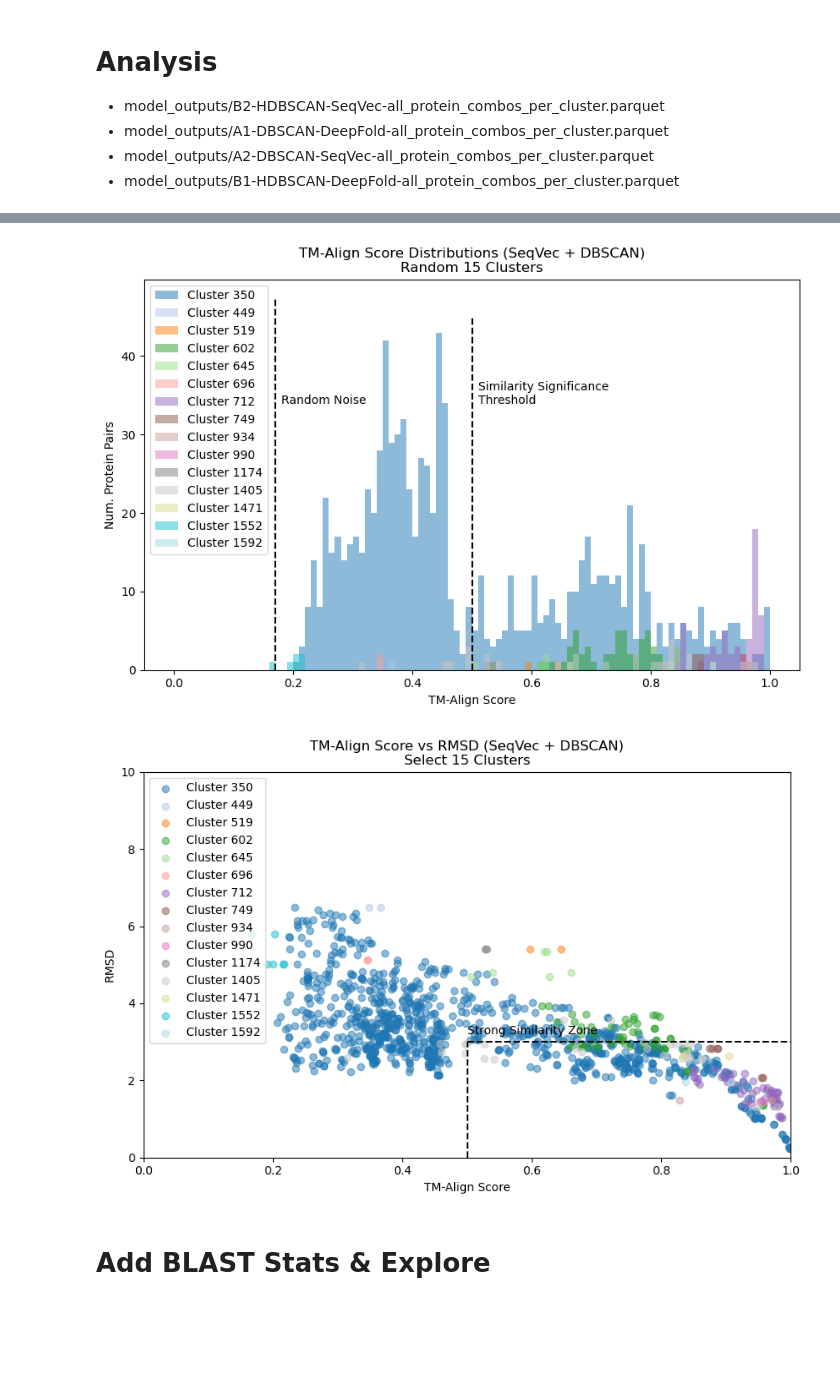
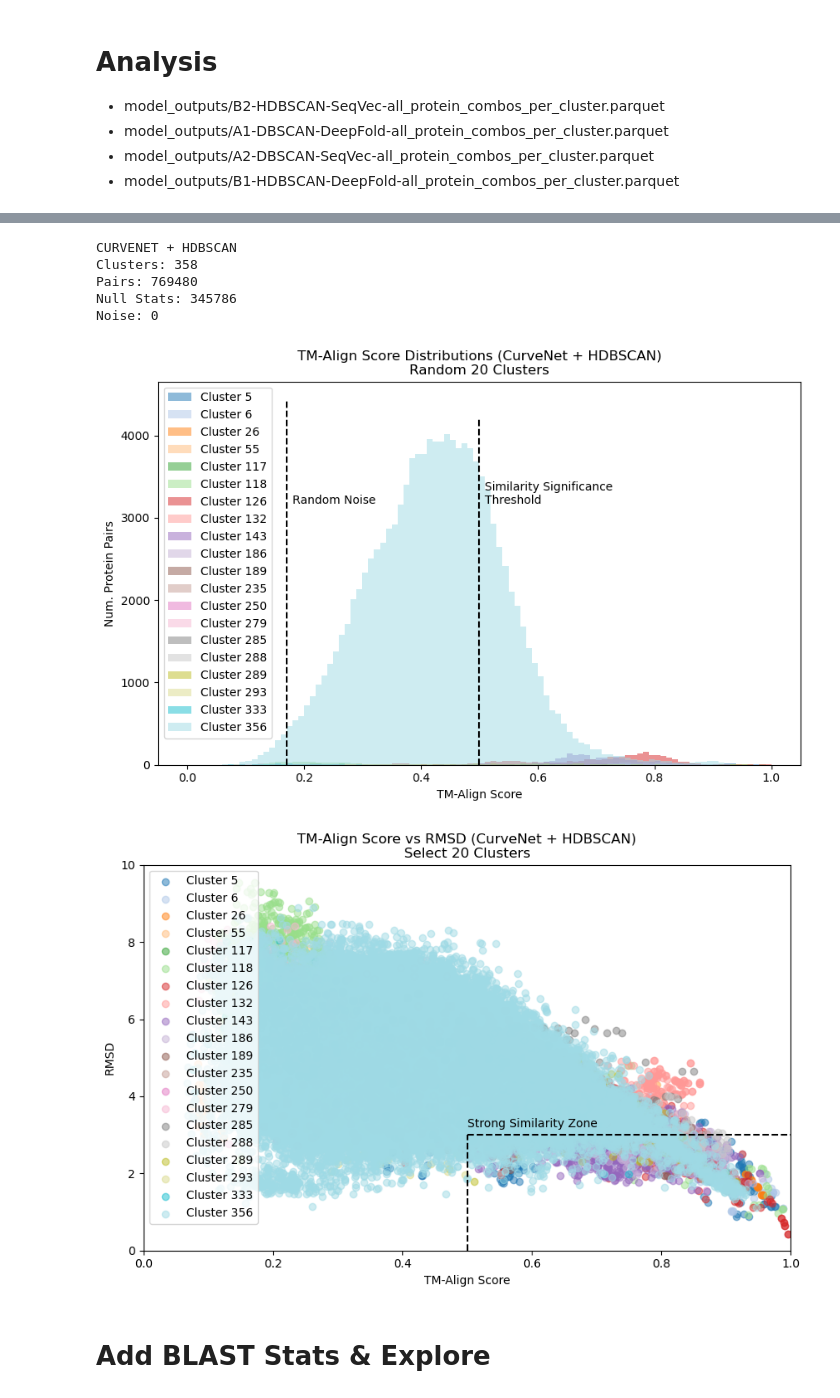
Before and after one commit to dptrsa-300/pss, a Jupyter notebook: explore_tmalign_stats.ipynb, the cells around one changed output, grey strips where cells are left out. Saved outputs shown, nothing was run; the diff lists cells and outputs as text; code cells hidden in the pictures; blank space fills up the shorter version.

```diff
--- a/explore_tmalign_stats.ipynb
+++ b/explore_tmalign_stats.ipynb
@@ -289,12 +294,49 @@ Noise: 9900
+# %%
+selection = 'C1'
+
+if selection[1:] == '1':
+    embedding = 'DeepFold'
+elif selection[1:] == '2':
+    embedding = 'SeqVec'
+
+if selection[:1] == 'A':
+    model = 'DBSCAN'
+elif selection [:1] == 'B':
+    model = 'HDBSCAN'
+elif selection[:1] == 'C':
+    model = 'OPTICS'
+
+selection = 'B3EP_B'
+embedding = 'CurveNet'
+model = 'HDBSCAN'
+
+file_pairs =   f'model_outputs/no_cluster_size_limit/{selection}-{model}-{embedding}-all_protein_combos_per_cluster.parquet'
+file_noise =   f'model_outputs/no_cluster_size_limit/{selection}_noise_stats.pkl'
+file_cluster = f'model_outputs/no_cluster_size_limit/{selection}-{model}-{embedding}-cluster_stats.parquet'
+
+model_stats = load_model(file_pairs)
+name = f"{embedding} + {model}"
+
+print(name.upper())
+print('Clusters:', len(model_stats.cluster.unique()))
+print('Pairs:', len(model_stats))
+print('Null Stats:', len(model_stats[model_stats.rmsd.isna()]))
+print('Noise:', len(model_stats[model_stats.cluster == -1]))
+# %% [output]
+CURVENET + HDBSCAN
+Clusters: 358
+Pairs: 769480
+Null Stats: 345786
+Noise: 0
 # %%
 from utils import model_and_evaluate_cluster as ev
 
 cmap = 'tab20'
-plot_1_clusters = ev.tmalign_hist(model_stats, version='random', num_results=15, cmap=cmap, name=name)
+plot_1_clusters = ev.tmalign_hist(model_stats, version='random', num_results=20, cmap=cmap, name=name)
 plot_2_clusters = ev.tmalign_scatter(model_stats[model_stats.cluster.isin(plot_1_clusters)], cmap=cmap, name=name)
 # %% [output]
-[figure, old version]
+[figure, new version]
-[figure, old version]
+[figure, new version]
 # %%
 # TODO: handle clusters with no scores
 # BUT ALSO: I don't think this is a very relevant or even correct test. Can and should probably be ignored.
```
Also changed, not shown: parts of 23 cells of this notebook, 4 other files.
